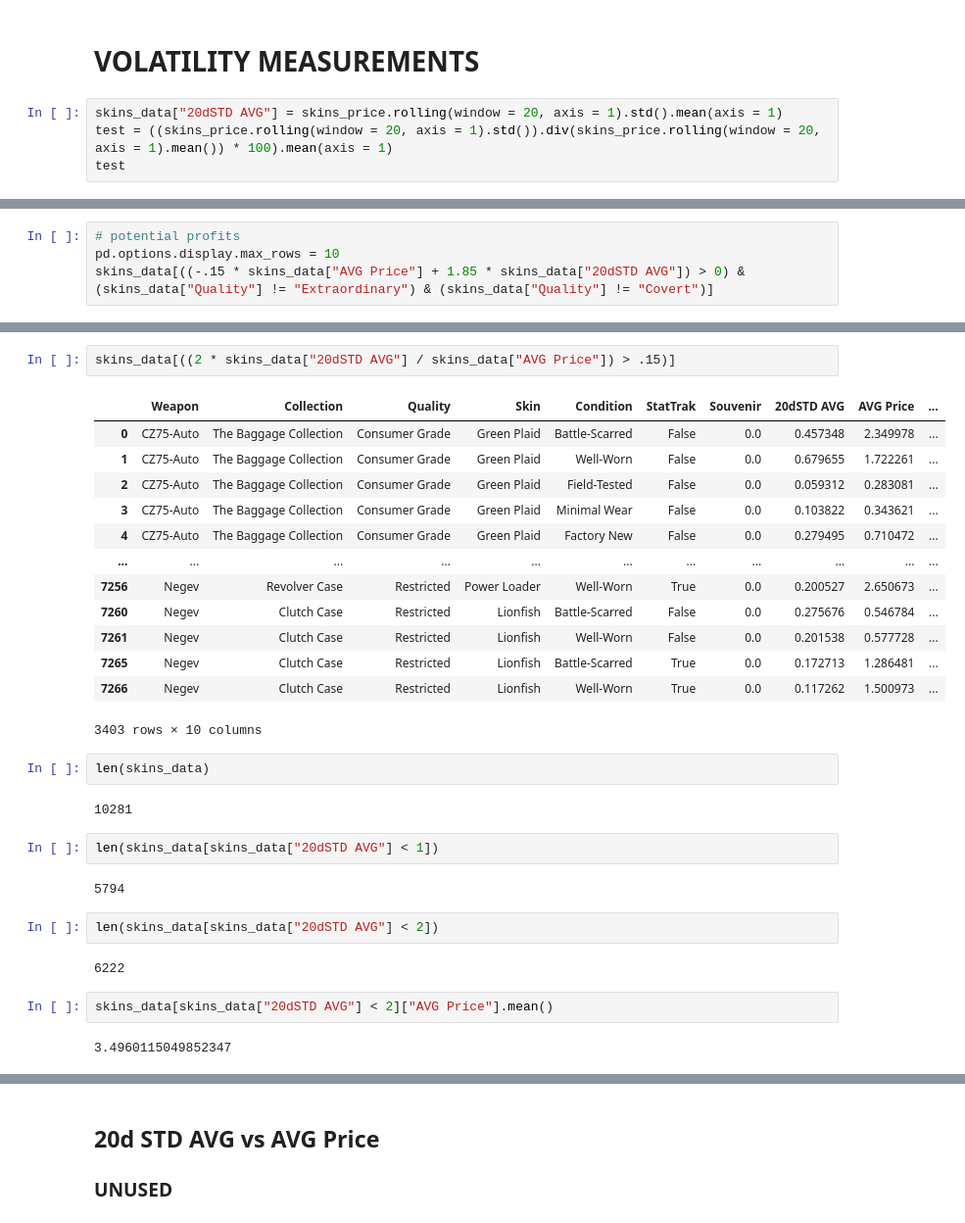
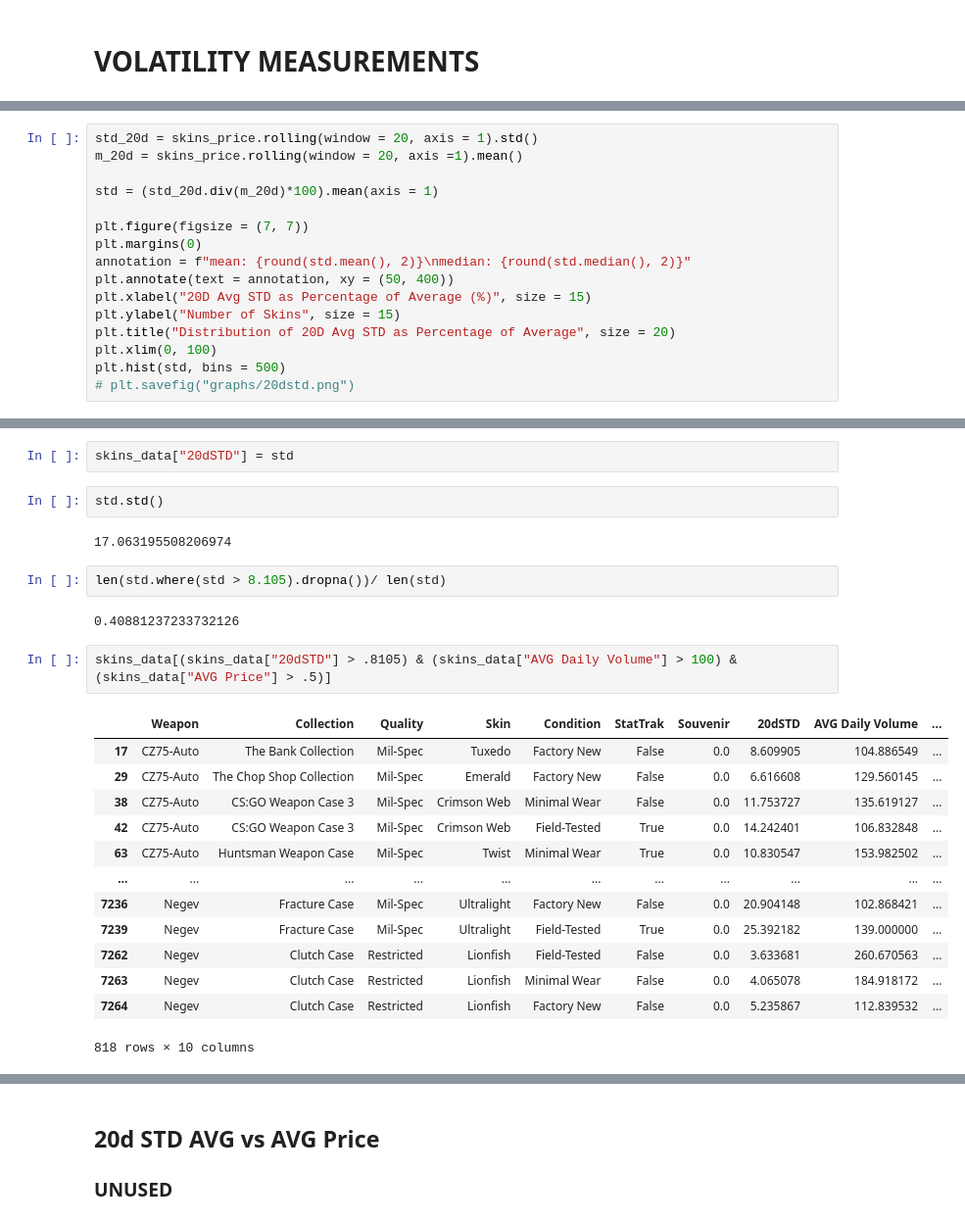
Before and after one commit to whuang37/csgo-market, a Jupyter notebook: data_analysis.ipynb, the cells around one changed output, grey strips where cells are left out. Shown at 98% size. Saved outputs shown, nothing was run; the diff lists cells and outputs as text.

```diff
--- a/data_analysis.ipynb
+++ b/data_analysis.ipynb
@@ -408,6 +513,2 @@ Name: 0, Length: 10281, dtype: float64
 # %% [markdown]
 # VOLATILITY MEASUREMENTS
-# %%
-skins_data["20dSTD AVG"] = skins_price.rolling(window = 20, axis = 1).std().mean(axis = 1)
-test = ((skins_price.rolling(window = 20, axis = 1).std()).div(skins_price.rolling(window = 20, axis = 1).mean()) * 100).mean(axis = 1)
-test
@@ -432,4 +514,0 @@ len(test.where(test > 10).dropna())
-# %%
-# potential profits
-pd.options.display.max_rows = 10
-skins_data[((-.15 * skins_data["AVG Price"] + 1.85 * skins_data["20dSTD AVG"]) > 0) & (skins_data["Quality"] != "Extraordinary") & (skins_data["Quality"] != "Covert")]
@@ -449,0 +515,16 @@ skins_data[((-.15 * skins_data["AVG Price"] + 1.85 * skins_data["20dSTD AVG"]) >
+# %%
+std_20d = skins_price.rolling(window = 20, axis = 1).std()
+m_20d = skins_price.rolling(window = 20, axis =1).mean()
+
+std = (std_20d.div(m_20d)*100).mean(axis = 1)
+
+plt.figure(figsize = (7, 7))
+plt.margins(0)
+annotation = f"mean: {round(std.mean(), 2)}\nmedian: {round(std.median(), 2)}"
+plt.annotate(text = annotation, xy = (50, 400))
+plt.xlabel("20D Avg STD as Percentage of Average (%)", size = 15)
+plt.ylabel("Number of Skins", size = 15)
+plt.title("Distribution of 20D Avg STD as Percentage of Average", size = 20)
+plt.xlim(0, 100)
+plt.hist(std, bins = 500)
+# plt.savefig("graphs/20dstd.png")
@@ -450,32 +533,26 @@ skins_data[((-.15 * skins_data["AVG Price"] + 1.85 * skins_data["20dSTD AVG"]) >
+# %%
+skins_data["20dSTD"] = std
+# %%
+std.std()
+# %% [output]
+17.063195508206974
+# %%
+len(std.where(std > 8.105).dropna())/ len(std)
+# %% [output]
+0.40881237233732126
 # %%
-skins_data[((2 * skins_data["20dSTD AVG"] / skins_data["AVG Price"]) > .15)]
+skins_data[(skins_data["20dSTD"] > .8105) & (skins_data["AVG Daily Volume"] > 100) & (skins_data["AVG Price"] > .5)]
 # %% [output]
-|  | Weapon | Collection | Quality | Skin | Condition | StatTrak | Souvenir | 20dSTD AVG | AVG Price | ... |
-| 0 | CZ75-Auto | The Baggage Collection | Consumer Grade | Green Plaid | Battle-Scarred | False | 0.0 | 0.457348 | 2.349978 | ... |
-| 1 | CZ75-Auto | The Baggage Collection | Consumer Grade | Green Plaid | Well-Worn | False | 0.0 | 0.679655 | 1.722261 | ... |
-| 2 | CZ75-Auto | The Baggage Collection | Consumer Grade | Green Plaid | Field-Tested | False | 0.0 | 0.059312 | 0.283081 | ... |
-| 3 | CZ75-Auto | The Baggage Collection | Consumer Grade | Green Plaid | Minimal Wear | False | 0.0 | 0.103822 | 0.343621 | ... |
-| 4 | CZ75-Auto | The Baggage Collection | Consumer Grade | Green Plaid | Factory New | False | 0.0 | 0.279495 | 0.710472 | ... |
+|  | Weapon | Collection | Quality | Skin | Condition | StatTrak | Souvenir | 20dSTD | AVG Daily Volume | ... |
+| 17 | CZ75-Auto | The Bank Collection | Mil-Spec | Tuxedo | Factory New | False | 0.0 | 8.609905 | 104.886549 | ... |
+| 29 | CZ75-Auto | The Chop Shop Collection | Mil-Spec | Emerald | Factory New | False | 0.0 | 6.616608 | 129.560145 | ... |
+| 38 | CZ75-Auto | CS:GO Weapon Case 3 | Mil-Spec | Crimson Web | Minimal Wear | False | 0.0 | 11.753727 | 135.619127 | ... |
+| 42 | CZ75-Auto | CS:GO Weapon Case 3 | Mil-Spec | Crimson Web | Field-Tested | True | 0.0 | 14.242401 | 106.832848 | ... |
+| 63 | CZ75-Auto | Huntsman Weapon Case | Mil-Spec | Twist | Minimal Wear | True | 0.0 | 10.830547 | 153.982502 | ... |
 | ... | ... | ... | ... | ... | ... | ... | ... | ... | ... | ... |
-| 7256 | Negev | Revolver Case | Restricted | Power Loader | Well-Worn | True | 0.0 | 0.200527 | 2.650673 | ... |
-| 7260 | Negev | Clutch Case | Restricted | Lionfish | Battle-Scarred | False | 0.0 | 0.275676 | 0.546784 | ... |
-| 7261 | Negev | Clutch Case | Restricted | Lionfish | Well-Worn | False | 0.0 | 0.201538 | 0.577728 | ... |
-| 7265 | Negev | Clutch Case | Restricted | Lionfish | Battle-Scarred | True | 0.0 | 0.172713 | 1.286481 | ... |
-| 7266 | Negev | Clutch Case | Restricted | Lionfish | Well-Worn | True | 0.0 | 0.117262 | 1.500973 | ... |
+| 7236 | Negev | Fracture Case | Mil-Spec | Ultralight | Factory New | False | 0.0 | 20.904148 | 102.868421 | ... |
+| 7239 | Negev | Fracture Case | Mil-Spec | Ultralight | Field-Tested | True | 0.0 | 25.392182 | 139.000000 | ... |
+| 7262 | Negev | Clutch Case | Restricted | Lionfish | Field-Tested | False | 0.0 | 3.633681 | 260.670563 | ... |
+| 7263 | Negev | Clutch Case | Restricted | Lionfish | Minimal Wear | False | 0.0 | 4.065078 | 184.918172 | ... |
+| 7264 | Negev | Clutch Case | Restricted | Lionfish | Factory New | False | 0.0 | 5.235867 | 112.839532 | ... |
-3403 rows × 10 columns
+818 rows × 10 columns
-# %%
-len(skins_data)
-# %% [output]
-10281
-# %%
-len(skins_data[skins_data["20dSTD AVG"] < 1])
-# %% [output]
-5794
-# %%
-len(skins_data[skins_data["20dSTD AVG"] < 2])
-# %% [output]
-6222
-# %%
-skins_data[skins_data["20dSTD AVG"] < 2]["AVG Price"].mean()
-# %% [output]
-3.4960115049852347
```
Also changed, not shown: parts of 58 cells of this notebook.
